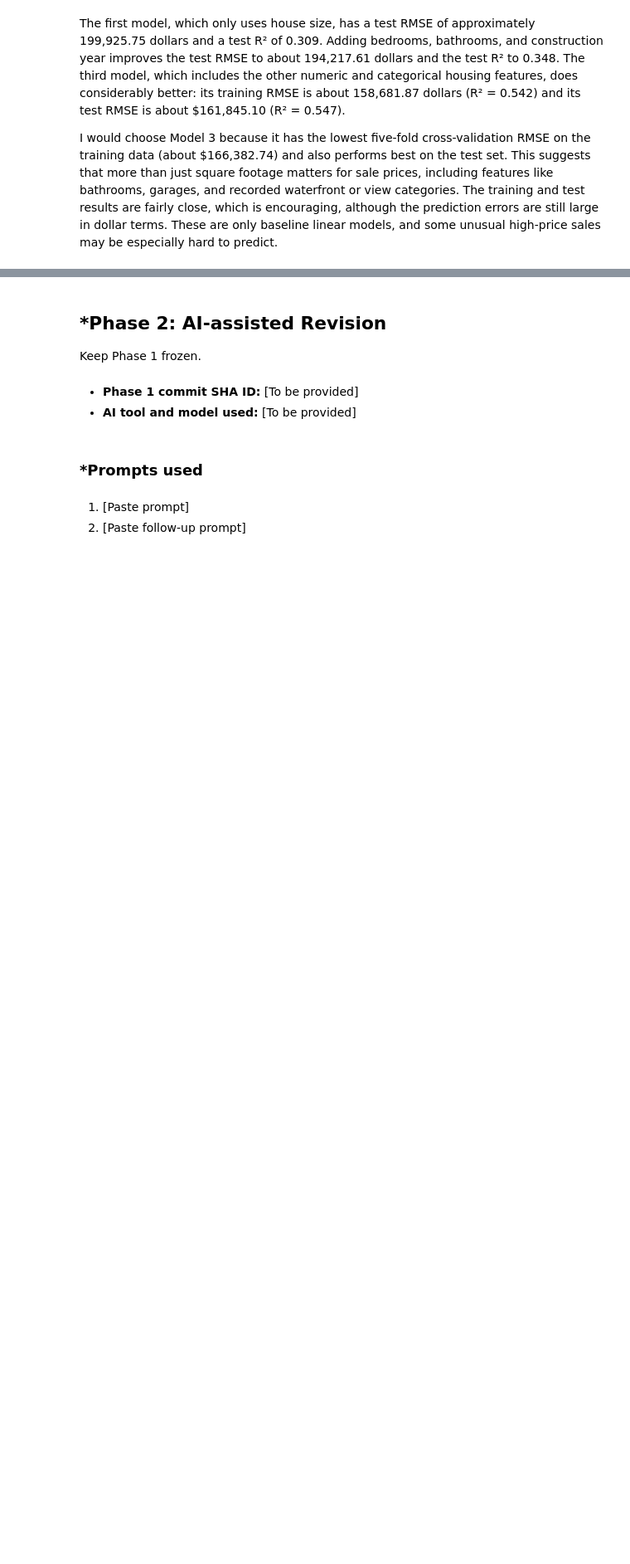
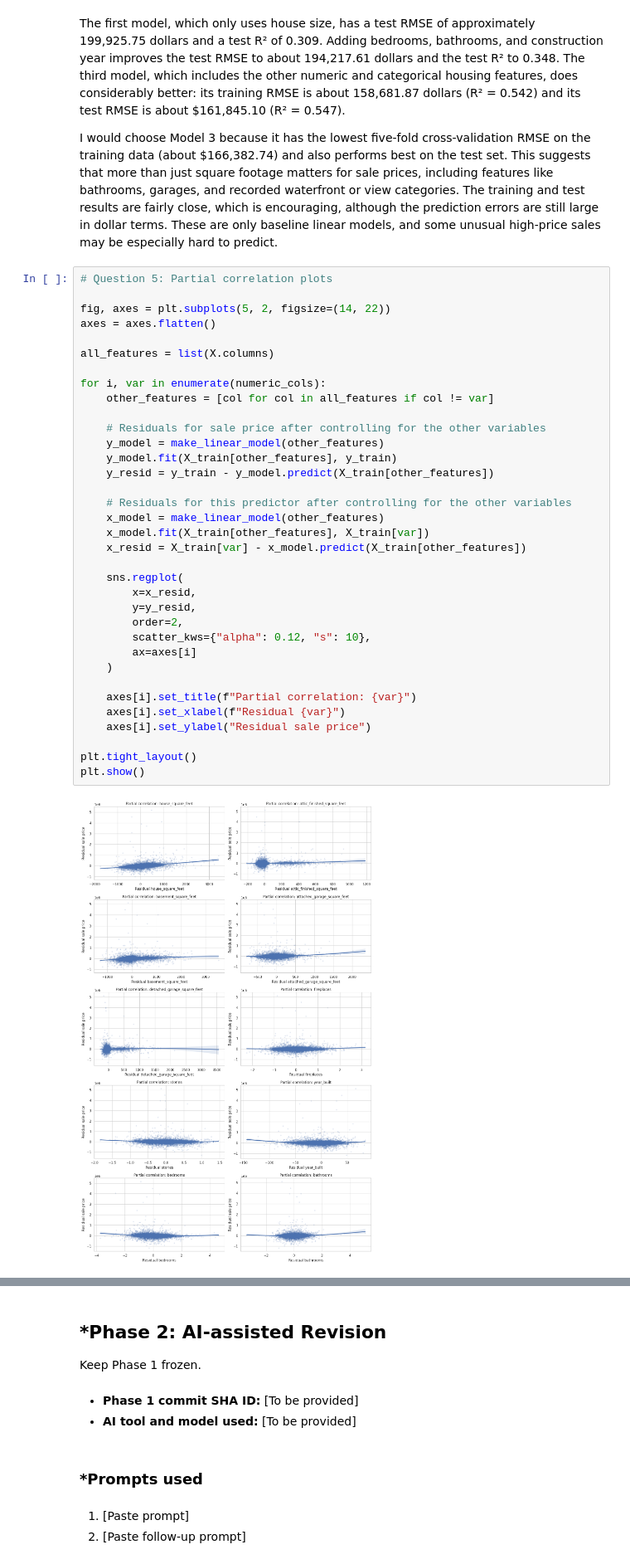
Before and after one commit to DS-3001-Group-15/L02-hedonic-pricing, a Jupyter notebook: notebook.ipynb, the cells around one changed output, grey strips where cells are left out. Shown at 83% size. Cells and saved outputs as stored; diff of their text form; blank space fills up the shorter version.

```diff
--- a/notebook.ipynb
+++ b/notebook.ipynb
@@ -366,3 +368,40 @@ plt.show()
 The first model, which only uses house size, has a test RMSE of approximately 199,925.75 dollars and a test R² of 0.309. Adding bedrooms, bathrooms, and construction year improves the test RMSE to about 194,217.61 dollars and the test R² to 0.348. The third model, which includes the other numeric and categorical housing features, does considerably better: its training RMSE is about 158,681.87 dollars (R² = 0.542) and its test RMSE is about $161,845.10 (R² = 0.547).
 
 I would choose Model 3 because it has the lowest five-fold cross-validation RMSE on the training data (about $166,382.74) and also performs best on the test set. This suggests that more than just square footage matters for sale prices, including features like bathrooms, garages, and recorded waterfront or view categories. The training and test results are fairly close, which is encouraging, although the prediction errors are still large in dollar terms. These are only baseline linear models, and some unusual high-price sales may be especially hard to predict.
+# %%
+# Question 5: Partial correlation plots
+
+fig, axes = plt.subplots(5, 2, figsize=(14, 22))
+axes = axes.flatten()
+
+all_features = list(X.columns)
+
+for i, var in enumerate(numeric_cols):
+    other_features = [col for col in all_features if col != var]
+
+    # Residuals for sale price after controlling for the other variables
+    y_model = make_linear_model(other_features)
+    y_model.fit(X_train[other_features], y_train)
+    y_resid = y_train - y_model.predict(X_train[other_features])
+
+    # Residuals for this predictor after controlling for the other variables
+    x_model = make_linear_model(other_features)
+    x_model.fit(X_train[other_features], X_train[var])
+    x_resid = X_train[var] - x_model.predict(X_train[other_features])
+
+    sns.regplot(
+        x=x_resid,
+        y=y_resid,
+        order=2,
+        scatter_kws={"alpha": 0.12, "s": 10},
+        ax=axes[i]
+    )
+
+    axes[i].set_title(f"Partial correlation: {var}")
+    axes[i].set_xlabel(f"Residual {var}")
+    axes[i].set_ylabel("Residual sale price")
+
+plt.tight_layout()
+plt.show()
+# %% [output]
+[figure, added]
```
Also changed, not shown: parts of 15 cells of this notebook.
